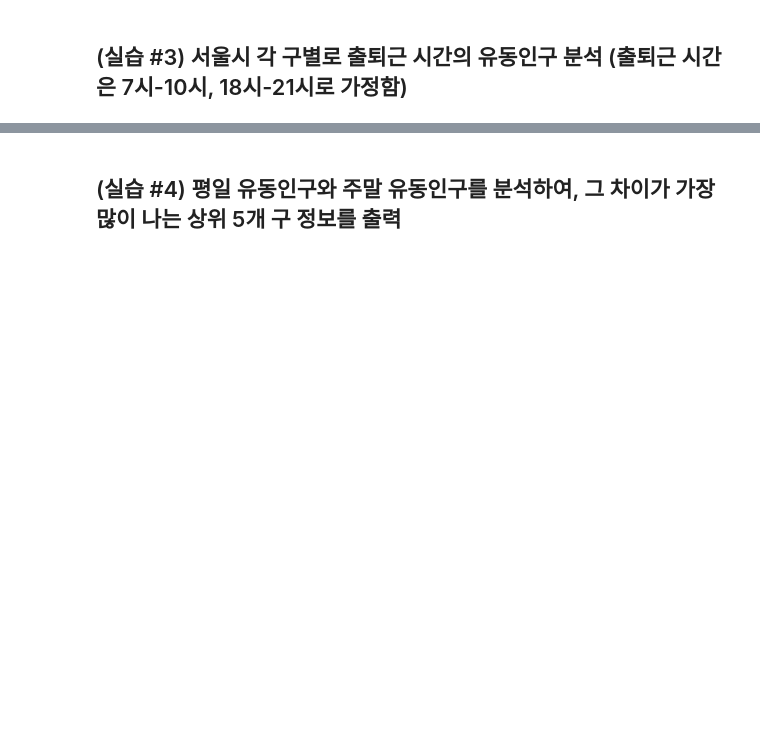
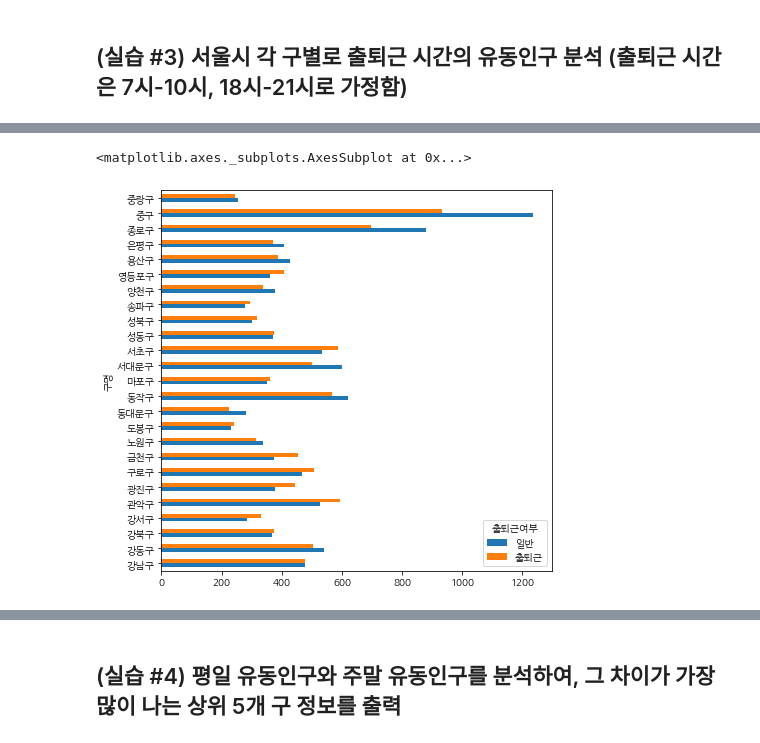
Before and after one commit to seareale/2020-dataCampus-yonsei, a Jupyter notebook: Pandas/실습 5. openAPI사용, 지도시각화 및 서울시 유동인구 데이터 분석 및 시각화.ipynb, the cells around one changed output, grey strips where cells are left out. Drawn from its saved outputs; the diff is of its cells as text; code cells hidden in the pictures; blank space fills up the shorter version.

```diff
--- a/Pandas/실습 5. openAPI사용, 지도시각화 및 서울시 유동인구 데이터 분석 및 시각화.ipynb
+++ b/Pandas/실습 5. openAPI사용, 지도시각화 및 서울시 유동인구 데이터 분석 및 시각화.ipynb
@@ -204,0 +550,23 @@ map1
+# %%
+# 출퇴근여부 컬럼 추가  [출근, 퇴근, 일반]
+최종데이터['출퇴근여부'] = 최종데이터.시간대.map({
+    '07시-08시' : '출근',
+    '08시-09시' : '출근',
+    '09시-10시' : '출근',
+    '10시-11시' : '일반',
+    '11시-12시' : '일반',
+    '12시-13시' : '일반',
+    '13시-14시' : '일반',
+    '14시-15시' : '일반',
+    '15시-16시' : '일반',
+    '16시-17시' : '일반',
+    '17시-18시' : '일반',
+    '18시-19시' : '퇴근',
+    '19시-20시' : '퇴근',
+    '20시-21시' : '퇴근'
+})
+# %%
+ex3 = 최종데이터.pivot_table(index = '구명', columns = '출퇴근여부', values = '유동인구수', aggfunc = 'mean')
+# %%
+ex3['출퇴근'] = (ex3.출근 + ex3.퇴근)/2
+ex3.head()
@@ -204,0 +581,5 @@ map1
+# %%
+ex3[['일반', '출퇴근']].plot(kind = 'barh', figsize = (7,7))
+# %% [output]
+<matplotlib.axes._subplots.AxesSubplot at 0x...>
+[figure, added]
```
Also changed, not shown: parts of 62 cells of this notebook, 25 other files.
